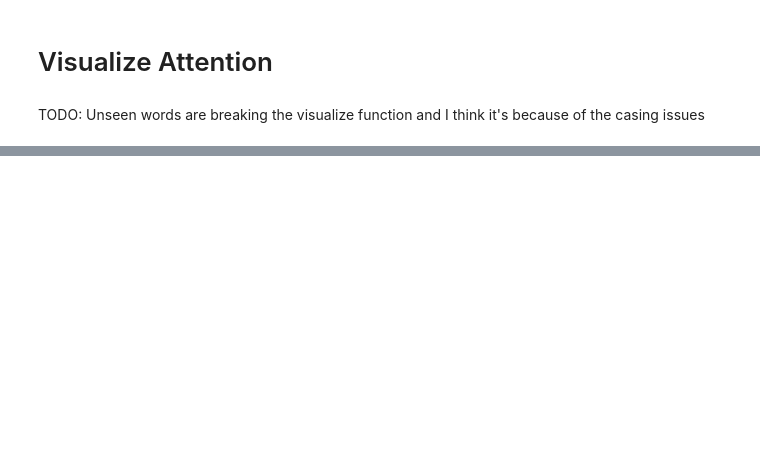
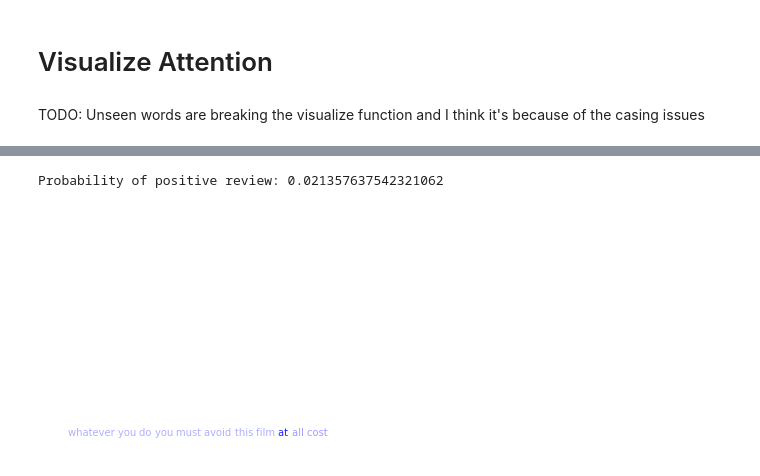
Before and after one commit to jrpresta/website, a Jupyter notebook: Attention_model.ipynb, the cells around one changed output, grey strips where cells are left out. Drawn from its saved outputs; the diff is of its cells as text; code cells hidden in the pictures; blank space fills up the shorter version.

```diff
--- a/Attention_model.ipynb
+++ b/Attention_model.ipynb
@@ -522,0 +410,5 @@ Probability of positive review: 0.9996213912963867
+# %%
+visualize_attention('whatever you do you must avoid this film at all cost')
+# %% [output]
+Probability of positive review: 0.021357637542321062
+[figure, added]
```
Also changed, not shown: parts of 17 cells of this notebook, 4 other files.
